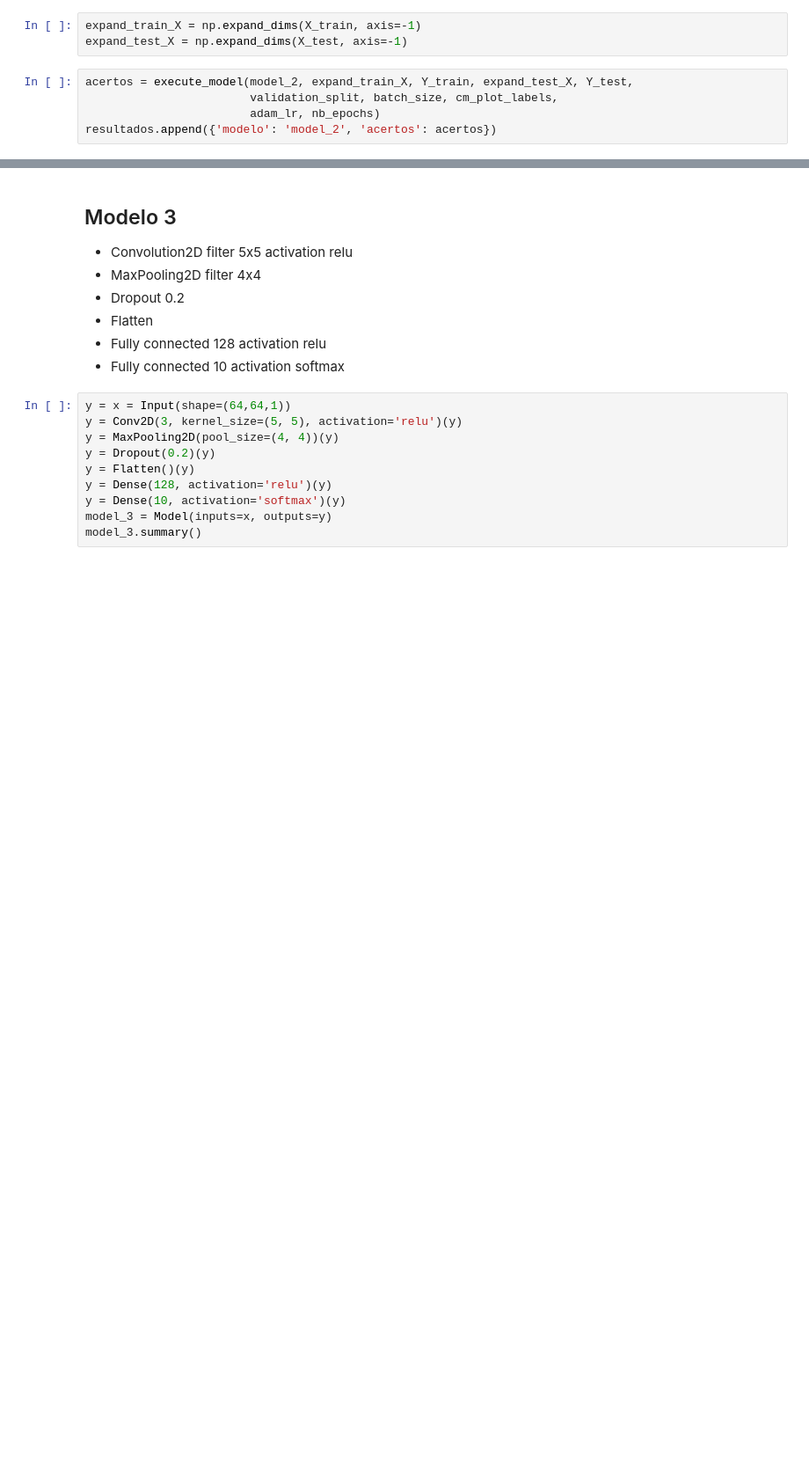
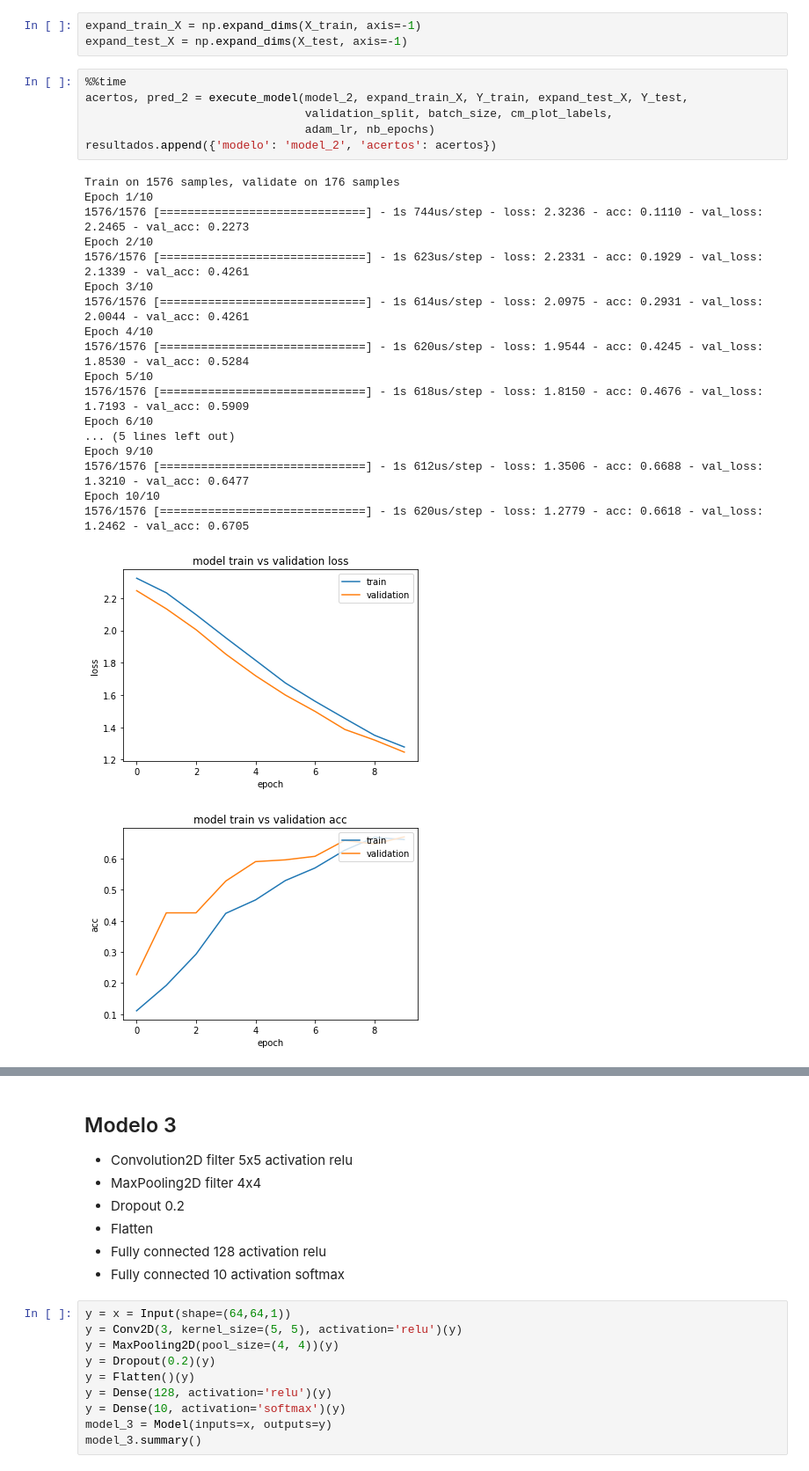
Before and after one commit to mdc2018-diggers/Sign-Language-Digits-Dataset, a Jupyter notebook: CNNs/ComparaModelos.ipynb, the cells around one changed output, grey strips where cells are left out. Shown at 88% size. Drawn from its saved outputs; the diff is of its cells as text; blank space fills up the shorter version.

```diff
--- a/CNNs/ComparaModelos.ipynb
+++ b/CNNs/ComparaModelos.ipynb
@@ -92,7 +171,28 @@ model_2.summary()
 expand_train_X = np.expand_dims(X_train, axis=-1)
 expand_test_X = np.expand_dims(X_test, axis=-1)
 # %%
-acertos = execute_model(model_2, expand_train_X, Y_train, expand_test_X, Y_test,
-                        validation_split, batch_size, cm_plot_labels,
-                        adam_lr, nb_epochs)
+%%time
+acertos, pred_2 = execute_model(model_2, expand_train_X, Y_train, expand_test_X, Y_test,
+                                validation_split, batch_size, cm_plot_labels,
+                                adam_lr, nb_epochs)
 resultados.append({'modelo': 'model_2', 'acertos': acertos})
+# %% [output]
+Train on 1576 samples, validate on 176 samples
+Epoch 1/10
+1576/1576 [==============================] - 1s 744us/step - loss: 2.3236 - acc: 0.1110 - val_loss: 2.2465 - val_acc: 0.2273
+Epoch 2/10
+1576/1576 [==============================] - 1s 623us/step - loss: 2.2331 - acc: 0.1929 - val_loss: 2.1339 - val_acc: 0.4261
+Epoch 3/10
+1576/1576 [==============================] - 1s 614us/step - loss: 2.0975 - acc: 0.2931 - val_loss: 2.0044 - val_acc: 0.4261
+Epoch 4/10
+1576/1576 [==============================] - 1s 620us/step - loss: 1.9544 - acc: 0.4245 - val_loss: 1.8530 - val_acc: 0.5284
+Epoch 5/10
+1576/1576 [==============================] - 1s 618us/step - loss: 1.8150 - acc: 0.4676 - val_loss: 1.7193 - val_acc: 0.5909
+Epoch 6/10
+... (5 lines left out)
+Epoch 9/10
+1576/1576 [==============================] - 1s 612us/step - loss: 1.3506 - acc: 0.6688 - val_loss: 1.3210 - val_acc: 0.6477
+Epoch 10/10
+1576/1576 [==============================] - 1s 620us/step - loss: 1.2779 - acc: 0.6618 - val_loss: 1.2462 - val_acc: 0.6705
+[figure, added]
+[figure, added]
```
Also changed, not shown: parts of 7 cells of this notebook, 1 other file.
